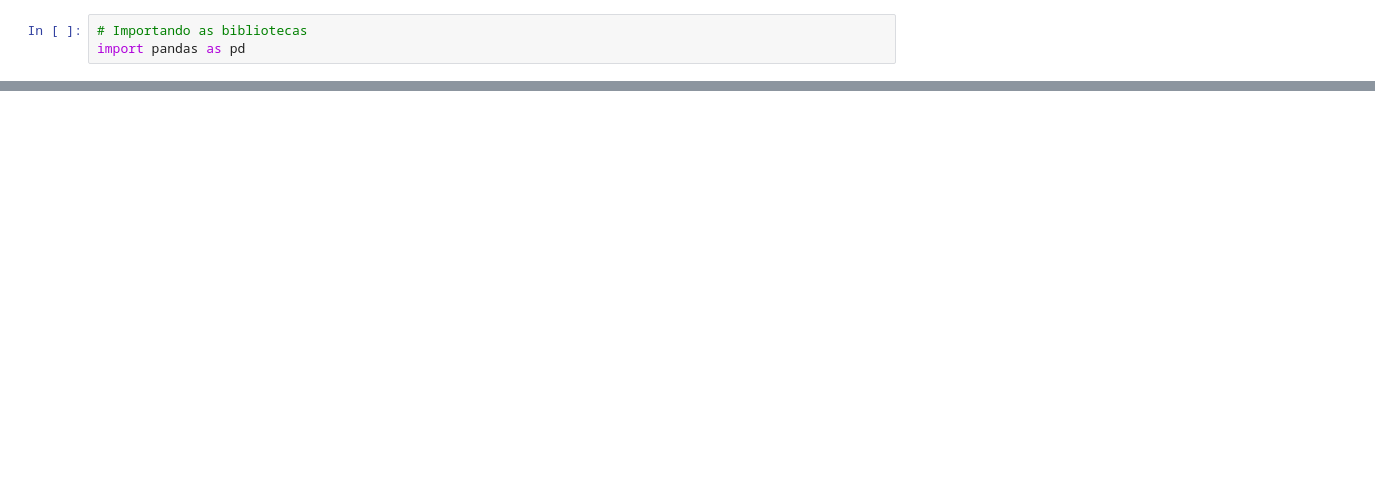
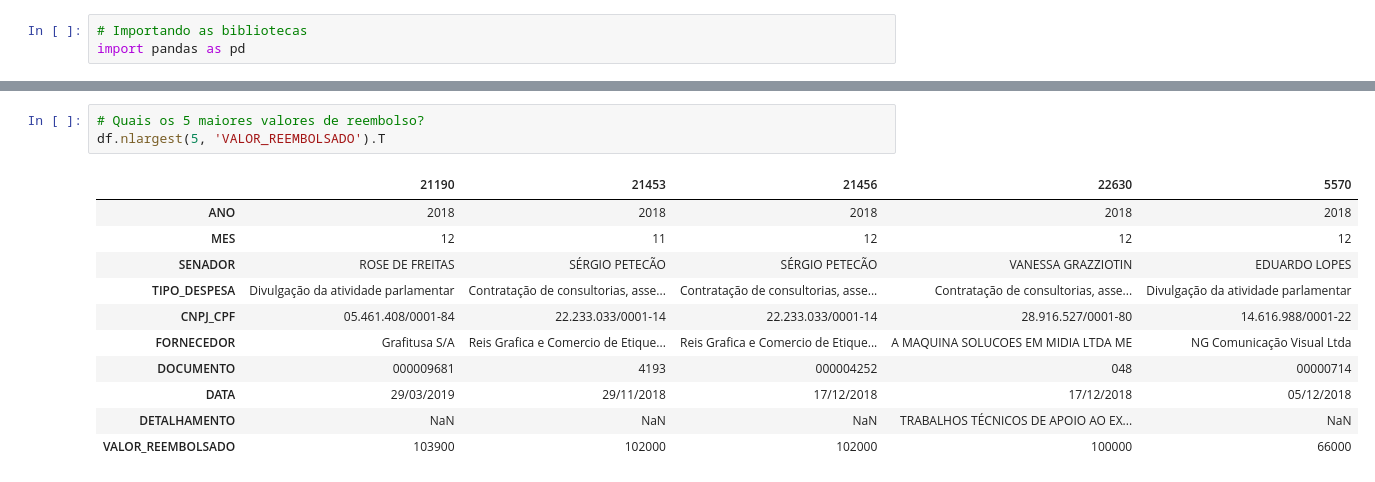
Before and after one commit to ValeriaNiceria/analise_dados_python, a Jupyter notebook: notebooks/cotas_para_exercicio_da_atividade_parlamentar_dos_senadores/senadores.ipynb, the cells around one changed output, grey strips where cells are left out. Cells and saved outputs as stored; diff of their text form; blank space fills up the shorter version.

```diff
--- a/notebooks/cotas_para_exercicio_da_atividade_parlamentar_dos_senadores/senadores.ipynb
+++ b/notebooks/cotas_para_exercicio_da_atividade_parlamentar_dos_senadores/senadores.ipynb
@@ -17,0 +98,15 @@ df.head()
+# %%
+# Quais os 5 maiores valores de reembolso?
+df.nlargest(5, 'VALOR_REEMBOLSADO').T
+# %% [output]
+|  | 21190 | 21453 | 21456 | 22630 | 5570 |
+| ANO | 2018 | 2018 | 2018 | 2018 | 2018 |
+| MES | 12 | 11 | 12 | 12 | 12 |
+| SENADOR | ROSE DE FREITAS | SÉRGIO PETECÃO | SÉRGIO PETECÃO | VANESSA GRAZZIOTIN | EDUARDO LOPES |
+| TIPO_DESPESA | Divulgação da atividade parlamentar | Contratação de consultorias, asse... | Contratação de consultorias, asse... | Contratação de consultorias, asse... | Divulgação da atividade parlamentar |
+| CNPJ_CPF | 05.461.408/0001-84 | 22.233.033/0001-14 | 22.233.033/0001-14 | 28.916.527/0001-80 | 14.616.988/0001-22 |
+| FORNECEDOR | Grafitusa S/A | Reis Grafica e Comercio de Etique... | Reis Grafica e Comercio de Etique... | A MAQUINA SOLUCOES EM MIDIA LTDA ME | NG Comunicação Visual Ltda |
+| DOCUMENTO | 000009681 | 4193 | 000004252 | 048 | 00000714 |
+| DATA | 29/03/2019 | 29/11/2018 | 17/12/2018 | 17/12/2018 | 05/12/2018 |
+| DETALHAMENTO | NaN | NaN | NaN | TRABALHOS TÉCNICOS DE APOIO AO EX... | NaN |
+| VALOR_REEMBOLSADO | 103900 | 102000 | 102000 | 100000 | 66000 |
```
Also changed, not shown: parts of 12 cells of this notebook, 1 other file.
